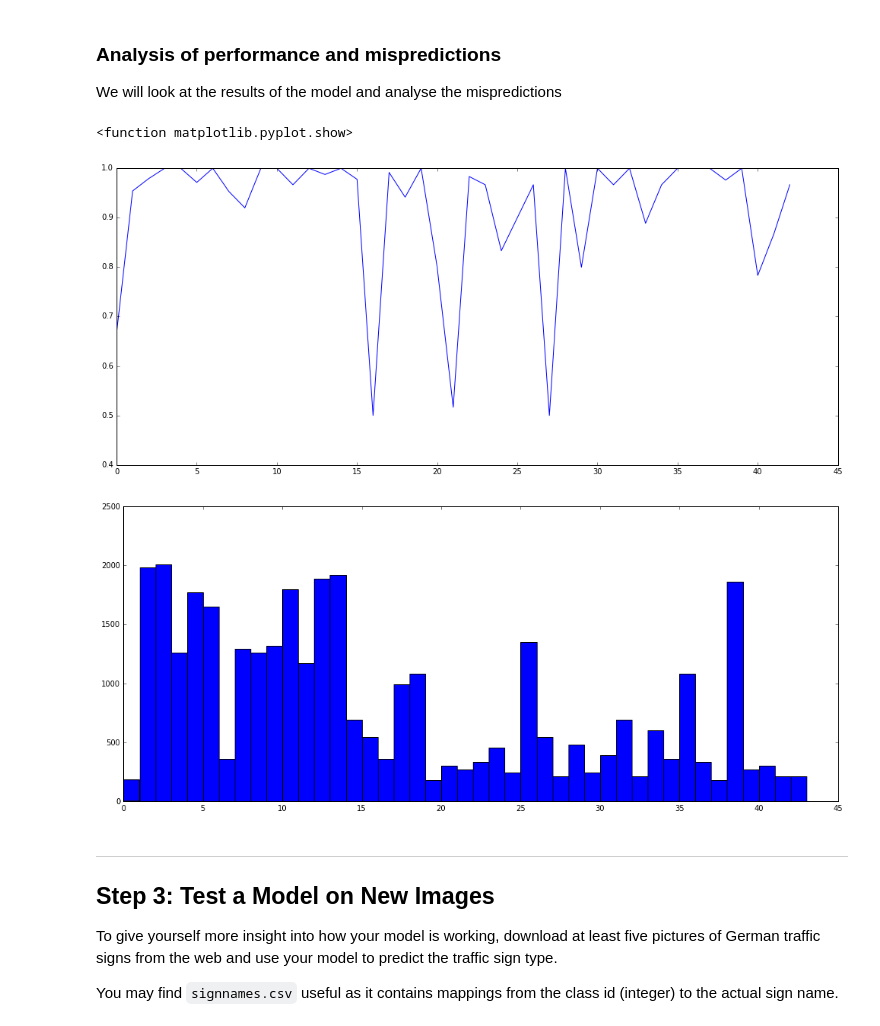
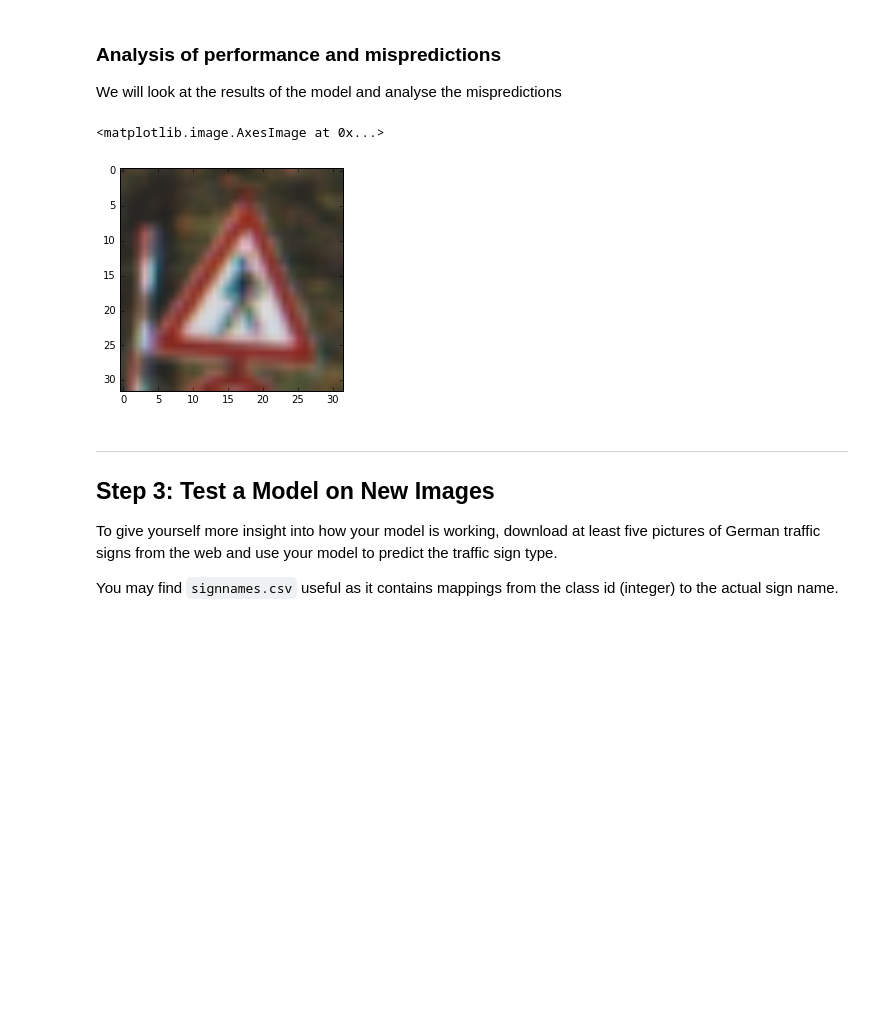
Before and after one commit to precyon/Traffic-Sign-Classifier, a Jupyter notebook: Traffic_Sign_Classifier.ipynb, the cells around one changed output. Cells and saved outputs as stored; diff of their text form; code cells hidden in the pictures; blank space fills up the shorter version.

```diff
--- a/Traffic_Sign_Classifier.ipynb
+++ b/Traffic_Sign_Classifier.ipynb
@@ -422,11 +421,10 @@ with tf.Session() as sess:
     elapsed = timeit.default_timer() - start_time
 
     # Evaluate training and validation accuracies
-    validation_predictions, validation_accuracy = evaluate(x_valid, y_valid)
-    training_predictions, training_accuracy   = evaluate(x_train, y_train)
-    print(validation_predictions.shape)
-    print("Training accuracy %f" % training_accuracy)
-    print("Validation accuracy %f" % validation_accuracy)
+    predictions_valid      = makePredictions(x_valid)
+    predictions_training   = makePredictions(x_train)
+    print("Training accuracy %f"   % computeAccuracy(predictions_training, y_train))
+    print("Validation accuracy %f" % computeAccuracy(predictions_valid, y_valid))
 
     #saver.save(sess, './models/lenet5-mod')
 
@@ -457,37 +455,57 @@ We will look at the results of the model and analyse the mispredictions
 # %%
 correctness = (validation_predictions == y_valid)
 #print(np.count_nonzero(correctness)/correctness.size)
 validDict = np.zeros((n_classes,1))
 for sign in range(n_classes):
     signcorrectness = correctness[y_valid==sign]
     signaccuracy = np.count_nonzero(signcorrectness)/signcorrectness.size
     validDict[sign] = signaccuracy
 
+#print(np.argwhere(validDict<0.6))
 
-plt.figure(figsize=(17,7))
-plt.plot(np.arange(n_classes), validDict)
-plt.show
+#Deep dive into 16, 21 and 27
 
-compFig = plt.figure(figsize=(17, 7))
-plt.hist(y_train, bins=np.arange(y_train.min(), y_train.max()+2))
-plt.show
+#indPrediction = validation_predictions[y_valid==16]
+#print(indPrediction)
+
+
+# Look at the misclassified images in the validation set
+idx = 27
+#incorrect = np.logical_and((validation_predictions != idx), (y_valid==idx))
+#sample = x_valid[incorrect]
+#print(sample.shape)
+#plt.imshow(sample[np.random.randint(0, sample.shape[0], size=1)[0], :,:,:])
+
+# Look at the train set
+incorrect = x_train[(y_train==idx)]
+plt.imshow(incorrect[np.random.randint(0, incorrect.shape[0], size=1)[0], :,:,:])
+
+#sample = x_train[y_train==16]
+#plt.imshow(sample[3,:,:,:])
+
+#plt.figure(figsize=(17,7))
+#plt.plot(np.arange(n_classes), validDict)
+#plt.show
+
+#compFig = plt.figure(figsize=(17, 7))
+#plt.hist(y_train, bins=np.arange(y_train.min(), y_train.max()+2))
+#plt.show
 
 #print(np.arange(0, 1, 10))
 
 #imgpos = np.argwhere((y_valid==24))
 #nimg = imgpos.size
 
 #the24 = np.squeeze(x_valid[imgpos])
 #print(the24.shape)
 
 #nshow = np.random.randint(low=0, high=nimg, size=1)
 #print(nimg)
 #plt.imshow(the24[nshow[0], :,:,:])
 #plt.show
 # %% [output]
-<function matplotlib.pyplot.show>
+<matplotlib.image.AxesImage at 0x...>
-[figure, old version]
+[figure, new version]
-[figure, removed]
 # %% [markdown]
 ---
 
```
Also changed, not shown: parts of 2 cells of this notebook.
